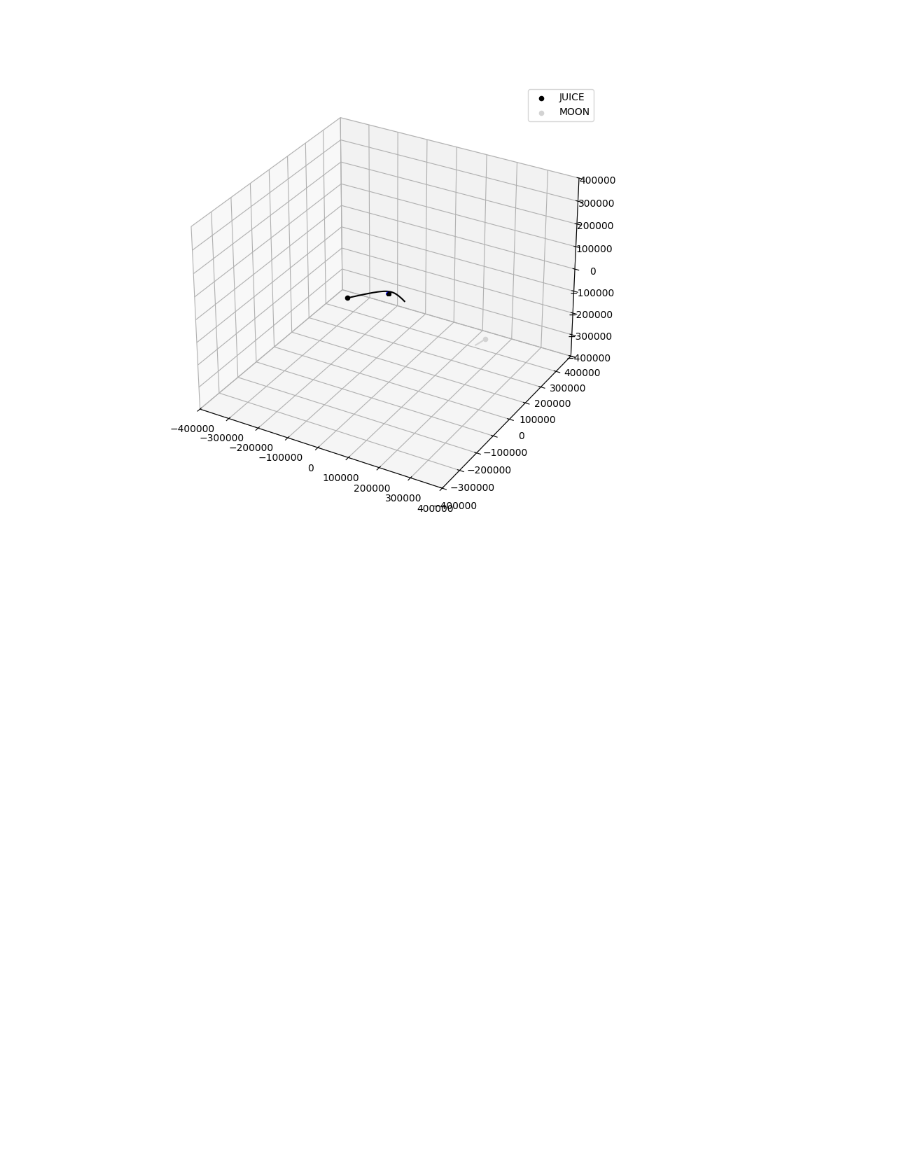
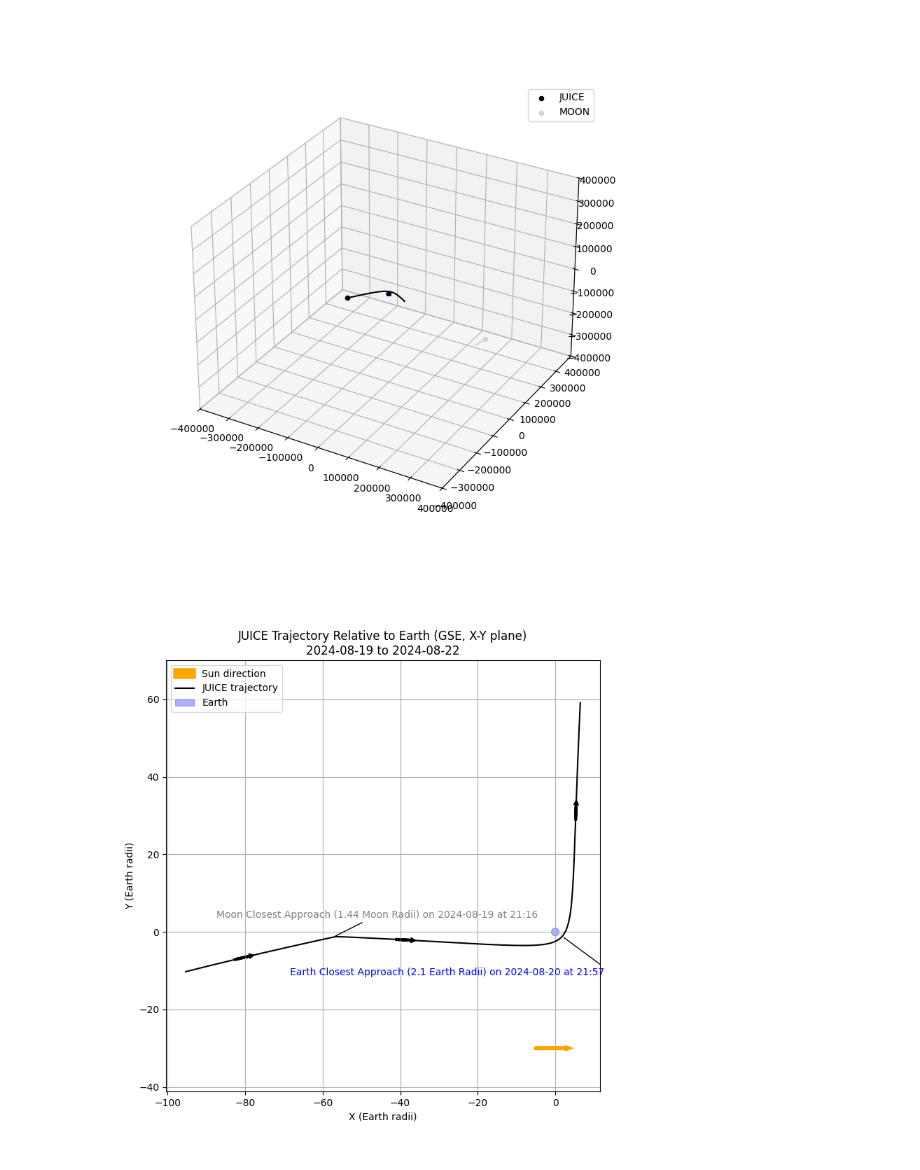
Before and after one commit to Pitcholine21/RPWI_Code, a Jupyter notebook: CME_conjunction.ipynb, the cells around one changed output. Drawn from its saved outputs; the diff is of its cells as text; code cells hidden in the pictures; blank space fills up the shorter version.

```diff
--- a/CME_conjunction.ipynb
+++ b/CME_conjunction.ipynb
@@ -244,3 +244,74 @@ colors = [
 plot_orbits(kernels, frame, start_date, end_date, center_body, bodies, colors, sun_direction=True)
 # %% [output]
 [figure]
+# %%
+# Plot JUICE LEGA in 2D
+
+spice.furnsh("../SPICE/JUICE/kernels/mk/juice_ops.tm")
+
+R_E = 6371.0  # Radius of Earth in km
+
+# Define time range
+start_date_gse = "2024-08-19T00:00:00"
+end_date_gse = "2024-08-22T00:00:00"
+start_et_gse = spice.str2et(start_date_gse)
+end_et_gse = spice.str2et(end_date_gse)
+times_gse = np.linspace(start_et_gse, end_et_gse, 1000)
+
+# Get JUICE position relative to Earth in GSE coordinates
+pos_juice_gse, _ = spice.spkpos("JUICE", times_gse, "GSE", "NONE", "EARTH")
+
+plt.figure(figsize=(8, 8))
+
+# Add arrow for Sun direction (positive X)
+plt.arrow(-5, -30, 8, 0, head_width=0.3, head_length=0.4, fc='orange', ec='orange', linewidth=4, label='Sun direction')
+
+plt.annotate('Moon Closest Approach (1.44 Moon Radii) on 2024-08-19 at 21:16', xy=(pos_juice_gse[292, :2]/R_E), textcoords="offset points", xytext=(-120, 20), arrowprops=dict(arrowstyle="-", connectionstyle="arc3"), color = "gray")
+plt.annotate('Earth Closest Approach (2.1 Earth Radii) on 2024-08-20 at 21:57', xy=(pos_juice_gse[639, :2]/R_E), textcoords="offset points", xytext=(-280, -40), arrowprops=dict(arrowstyle="-", connectionstyle="arc3", relpos = (1,1)), color = "blue")
+arrow_length = 4  # in Earth radii
+start_xy = pos_juice_gse[400, :2] / R_E
+end_xy = pos_juice_gse[450, :2] / R_E
+vec = end_xy - start_xy
+vec_norm = vec / np.linalg.norm(vec)  # normalize for arrow length
+plt.arrow(start_xy[0], start_xy[1], vec_norm[0]*arrow_length, vec_norm[1]*arrow_length,
+          head_width=0.4, head_length=0.4, fc='black', ec='black', linewidth=3)
+start_xy = pos_juice_gse[800, :2] / R_E
+end_xy = pos_juice_gse[850, :2] / R_E
+vec = end_xy - start_xy
+vec_norm = vec / np.linalg.norm(vec)  # normalize for arrow length
+plt.arrow(start_xy[0], start_xy[1], vec_norm[0]*arrow_length, vec_norm[1]*arrow_length,
+          head_width=0.4, head_length=0.4, fc='black', ec='black', linewidth=3)
+start_xy = pos_juice_gse[100, :2] / R_E
+end_xy = pos_juice_gse[150, :2] / R_E
+vec = end_xy - start_xy
+vec_norm = vec / np.linalg.norm(vec)  # normalize for arrow length
+plt.arrow(start_xy[0], start_xy[1], vec_norm[0]*arrow_length, vec_norm[1]*arrow_length,
+          head_width=0.4, head_length=0.4, fc='black', ec='black', linewidth=3)
+plt.plot(pos_juice_gse[:, 0]/R_E, pos_juice_gse[:, 1]/R_E, color='black', label='JUICE trajectory')
+earth_circle = plt.Circle((0, 0), 1, color='blue', alpha=0.3, label='Earth')
+plt.gca().add_patch(earth_circle)
+plt.gca().set_aspect('equal')
+plt.xlabel('X (Earth radii)')
+plt.ylabel('Y (Earth radii)')
+plt.title("JUICE Trajectory Relative to Earth (GSE, X-Y plane)\n2024-08-19 to 2024-08-22")
+plt.legend()
+plt.axis('equal')
+plt.grid(True)
+plt.show()
+
+pos_moon_gse, _ = spice.spkpos("JUICE", times_gse, "GSE", "NONE", "MOON")
+
+R_M = 1737.4  # Radius of Moon in km
+
+# Find index of closest approach between JUICE and Moon
+distances = np.linalg.norm(pos_moon_gse, axis=1)
+closest_idx = np.argmin(distances)
+closest_time = times_gse[closest_idx]
+closest_date = spice.et2datetime(closest_time)
+closest_distance = distances[closest_idx]/R_M  # Distance in Moon radii
+print(f"Closest approach to Moon: {closest_date} (ET: {closest_time})")
+print(f"Distance at closest approach: {closest_distance:.2f} Moon radii")
+
+spice.kclear()
+# %% [output]
+[figure, added]
```
Also changed, not shown: parts of 2 cells of this notebook, 26 other files.
